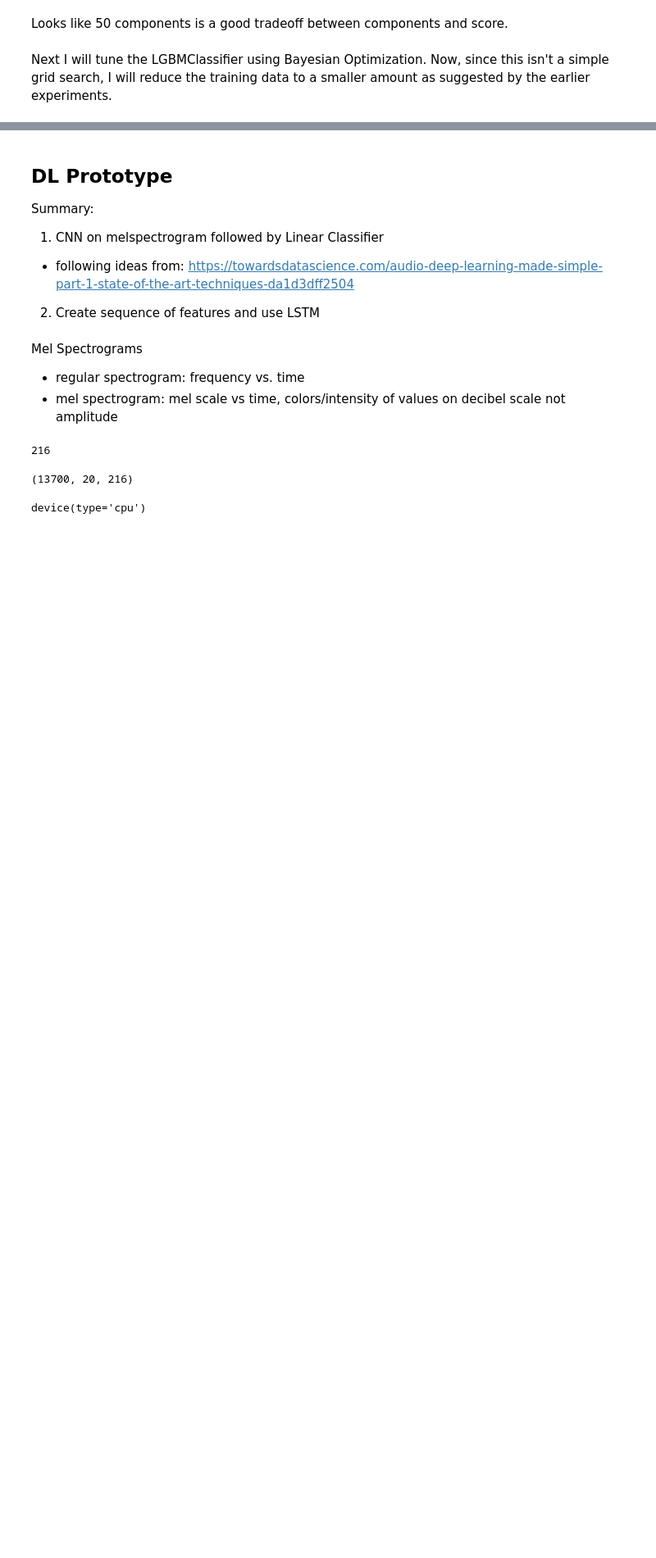
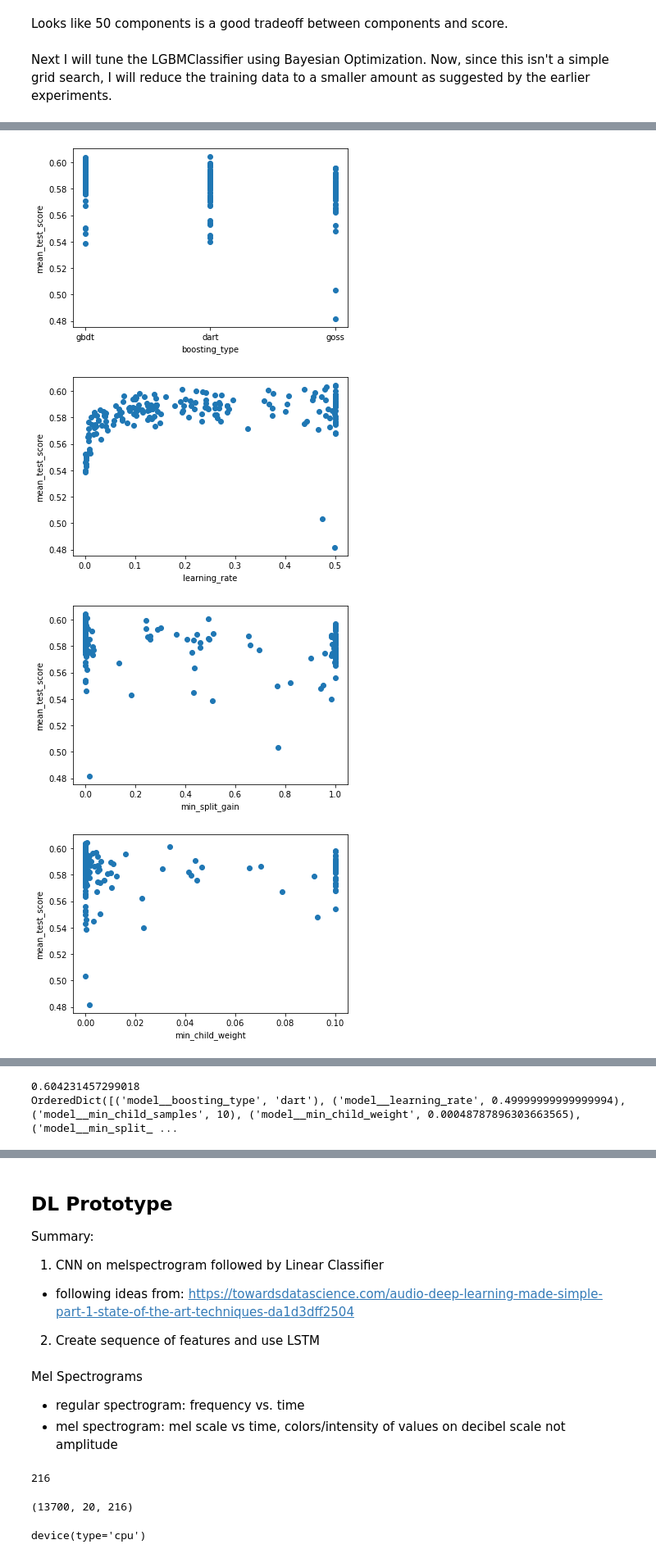
Before and after one commit to ryanjmccall/sb_ml_eng_capstone, a Jupyter notebook: capstone/notebooks/MELD_ML_DL_Prototype.ipynb, the cells around one changed output, grey strips where cells are left out. Shown at 82% size. Drawn from its saved outputs; the diff is of its cells as text; code cells hidden in the pictures; blank space fills up the shorter version.

```diff
--- a/capstone/notebooks/MELD_ML_DL_Prototype.ipynb
+++ b/capstone/notebooks/MELD_ML_DL_Prototype.ipynb
@@ -672,0 +751,13 @@ OrderedDict([('model__boosting_type', 'dart'),
+# %%
+learning_spaces = {
+    'model__boosting_type': Categorical(['gbdt', 'dart', 'goss']),               # def=gbdt
+    'model__learning_rate': Real(low=0.001, high=0.5, prior='log-uniform'),      # def=0.1
+    'model__min_split_gain': Real(0.0, 1.0),                                     # def=0
+    'model__min_child_weight': Real(low=0.00001, high=0.1, prior='log-uniform'), # def=1e-3
+    'model__min_child_samples': Integer(10, 30),                                 # def=20
+}
+# %%
+ave_iter = 2.5
+minutes = 10
+n_iter = int(minutes * 60 / ave_iter)
+n_iter
@@ -672,0 +766,5 @@ OrderedDict([('model__boosting_type', 'dart'),
+# %%
+learn_search = bayes_search(X_train, y_train, pipe,
+     spaces=learning_spaces,
+     n_iter=n_iter
+)
@@ -672,0 +773,9 @@ OrderedDict([('model__boosting_type', 'dart'),
+# %%
+plot_spaces(learn_search)
+print(learn_search.best_score_)
+print(learn_search.best_params_)
+# %% [output]
+[figure, added]
+[figure, added]
+[figure, added]
+[figure, added]
@@ -672,0 +783,2 @@ OrderedDict([('model__boosting_type', 'dart'),
+0.604231457299018
+OrderedDict([('model__boosting_type', 'dart'), ('model__learning_rate', 0.49999999999999994), ('model__min_child_samples', 10), ('model__min_child_weight', 0.00048787896303663565), ('model__min_split_ ...
```
Also changed, not shown: parts of 43 cells of this notebook.
